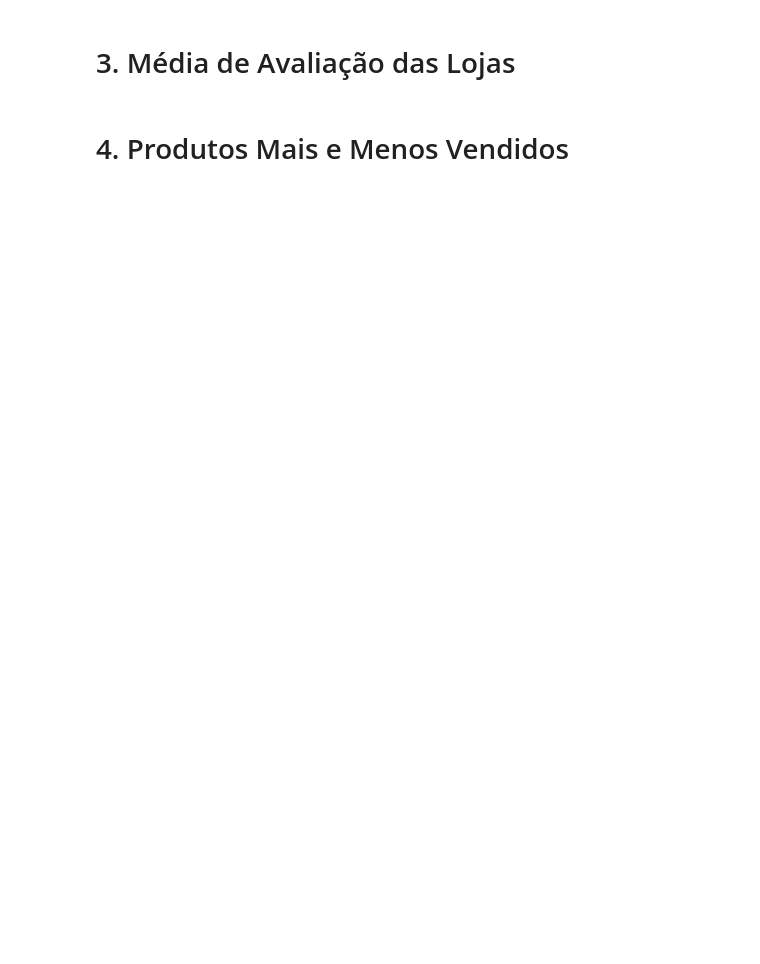
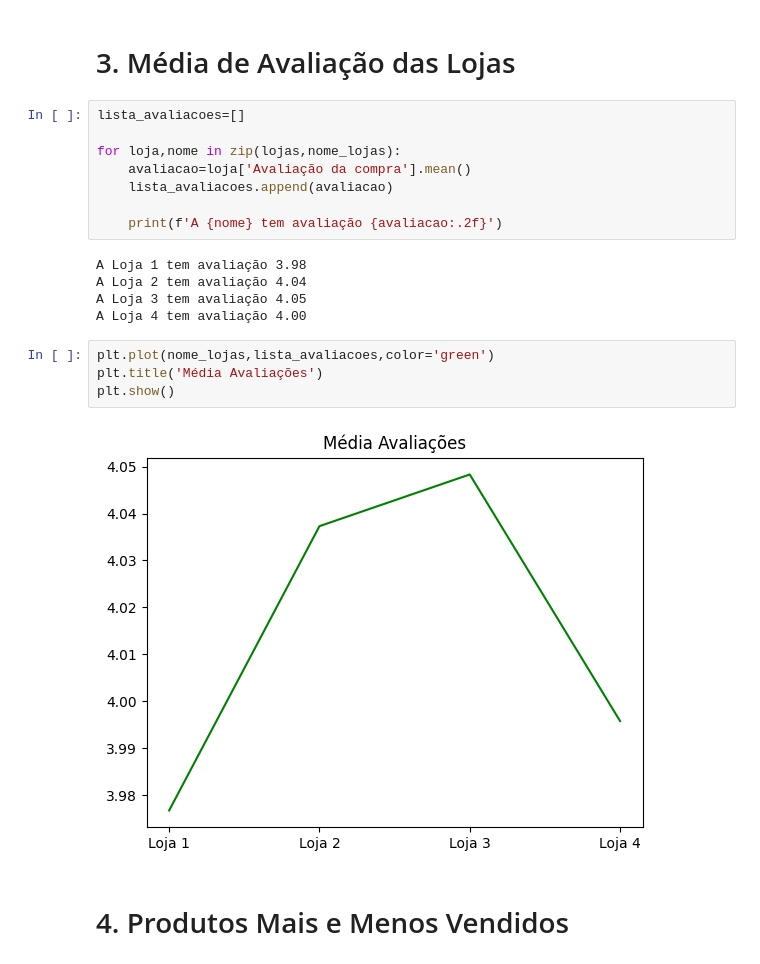
Before and after one commit to Viterb01/Challenge-Alura-Store-One, a Jupyter notebook: AluraStoreBrasil.ipynb, the cells around one changed output. Drawn from its saved outputs; the diff is of its cells as text; blank space fills up the shorter version.

```diff
--- a/AluraStoreBrasil.ipynb
+++ b/AluraStoreBrasil.ipynb
@@ -106,4 +131,23 @@ vendasCategorias
 # %% [markdown]
 # 3. Média de Avaliação das Lojas
+# %%
+lista_avaliacoes=[]
+
+for loja,nome in zip(lojas,nome_lojas):
+    avaliacao=loja['Avaliação da compra'].mean()
+    lista_avaliacoes.append(avaliacao)
+
+    print(f'A {nome} tem avaliação {avaliacao:.2f}')
+# %% [output]
+A Loja 1 tem avaliação 3.98
+A Loja 2 tem avaliação 4.04
+A Loja 3 tem avaliação 4.05
+A Loja 4 tem avaliação 4.00
+# %%
+plt.plot(nome_lojas,lista_avaliacoes,color='green')
+plt.title('Média Avaliações')
+plt.show()
+# %% [output]
+[figure, added]
 # %% [markdown]
 # 4. Produtos Mais e Menos Vendidos
```
Also changed, not shown: parts of 9 cells of this notebook.
